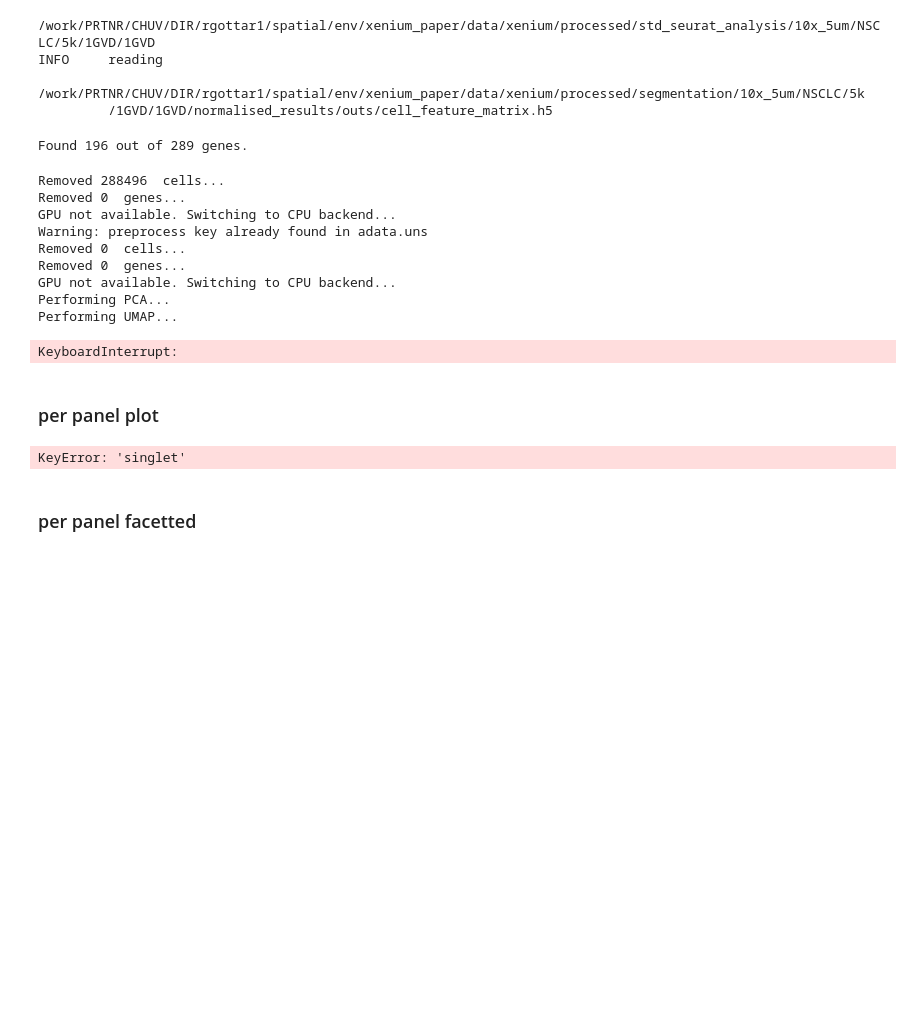
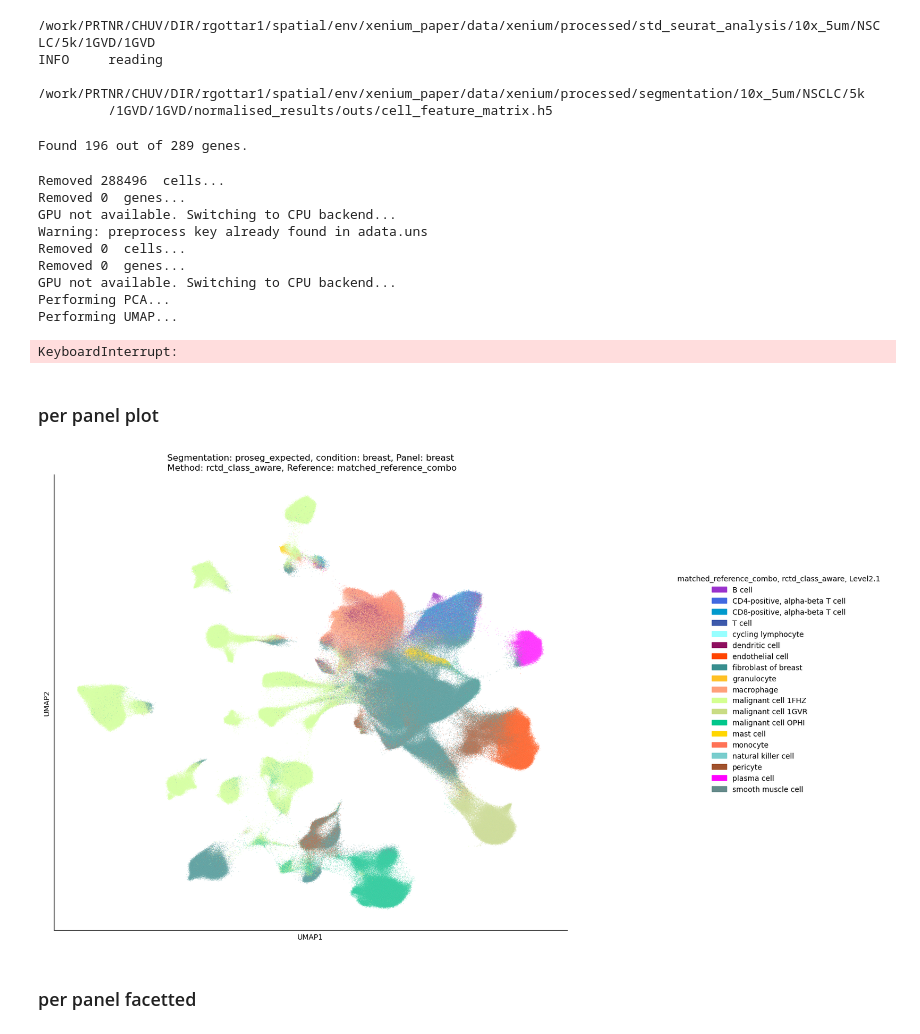
Before and after one commit to bdsc-tds/Bilous2025, a Jupyter notebook: workflow/notebooks/xenium/0-xenium_umaps.ipynb, the cells around one changed output. Saved outputs shown, nothing was run; the diff lists cells and outputs as text; code cells hidden in the pictures; blank space fills up the shorter version.

```diff
--- a/workflow/notebooks/xenium/0-xenium_umaps.ipynb
+++ b/workflow/notebooks/xenium/0-xenium_umaps.ipynb
@@ -34,36 +34,3 @@ numba.cuda.cudadrv.error.CudaSupportError: Error at driver init:
 
 Not patching Numba
   warnings.warn(msg, UserWarning)
-# %%
-from pathlib import Path
-import dask
-dask.config.set({"dataframe.query-planning": False})
-import readwrite
-
-# cfg paths
-xenium_dir = Path("/work/PRTNR/CHUV/DIR/rgottar1/spatial/env/xenium_paper/data/xenium/processed/segmentation/")
-xenium_std_seurat_analysis_dir = Path('/work/PRTNR/CHUV/DIR/rgottar1/spatial/env/xenium_paper/data/xenium/processed/std_seurat_analysis/')
-
-xenium_paths = {}
-for segmentation in (segmentations := xenium_std_seurat_analysis_dir.iterdir()):
-    if segmentation.stem == 'proseg_mode':
-        continue
-    for condition in (conditions := segmentation.iterdir()):
-        for panel in (panels := condition.iterdir()):
-            for donor in (donors := panel.iterdir()):
-                for sample in (samples := donor.iterdir()):
-                    if sample.stem != '0OE1':
-                        continue
-
-                    if segmentation.stem == 'proseg_expected':
-                        name_sample =  '/'.join(('proseg',condition.stem,panel.stem,donor.stem,sample.stem,))
-                        path_sample = xenium_dir / f'{name_sample}/raw_results'
-                    else:
-                        name_sample =  '/'.join((segmentation.stem.replace('proseg_mode','proseg'),condition.stem,panel.stem,donor.stem,sample.stem,))
-                        path_sample = xenium_dir / f'{name_sample}/normalised_results/outs'
-
-                    k = (segmentation.stem,condition.stem,panel.stem,donor.stem,sample.stem)
-                    xenium_paths[k] = path_sample
-
-xenium_levels = ('segmentation','condition','panel','donor','sample')
-ads = readwrite.read_xenium_samples(xenium_paths,cells_table=True, transcripts=True,max_workers=None)
@@ -651,7 +590,7 @@ alpha=0.5
 
 # Set up argument parser
 # Access the arguments
-segmentation = '10x_5um'
+segmentation = 'proseg_expected'
 condition = 'breast'
 panel = 'breast'
 normalisation = "lognorm"  # fix this for now, even for sctransfrom args.normalisation
@@ -755,34 +694,34 @@ legend_handles = [
 f = plt.figure(figsize=(12, 10))
 ax = plt.subplot()
 
 sns.scatterplot(
     data=df,
     x="UMAP1",
     y="UMAP2",
     s=s,
     alpha=alpha,
     hue=params,
     ax=ax,
     palette=palette,
     legend=False,
 )
 ax.xaxis.set_ticks([])
 ax.yaxis.set_ticks([])
 sns.despine()
 
 plt.title(title)
 f.legend(
     handles=legend_handles,
     loc="center left",
     bbox_to_anchor=(1, 0.5),
     title=params if isinstance(params, str) else ", ".join(params),
     frameon=False,
 )
 plt.tight_layout(rect=[0, 0, 0.85, 0.95])
 # plt.savefig(out_file, dpi=300, bbox_inches="tight")
 plt.show()
 # %% [output]
-KeyError: 'singlet'
+[figure, added]
 # %% [markdown]
 ### per panel facetted
 # %%
```
Also changed, not shown: parts of 3 cells of this notebook, 22 other files.
